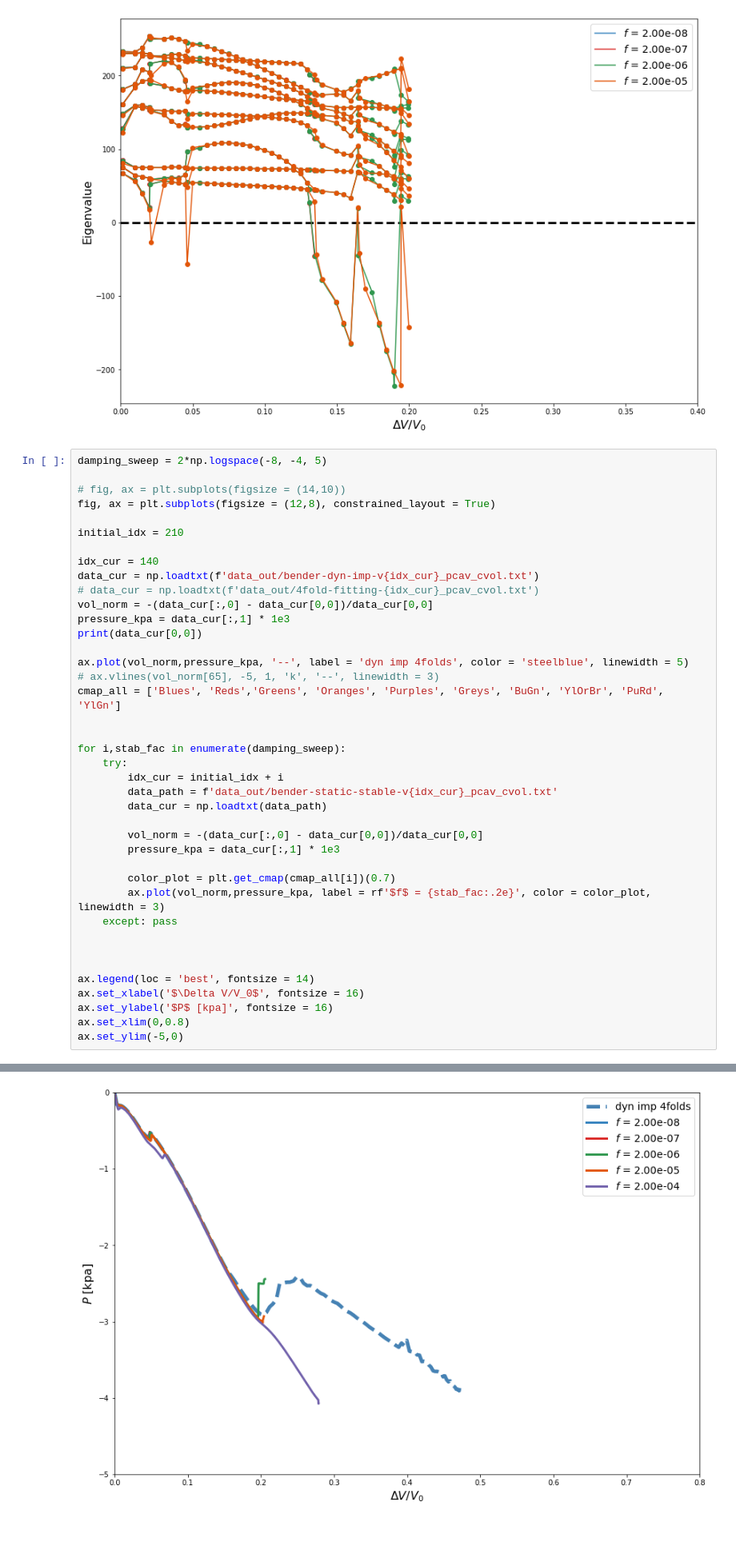
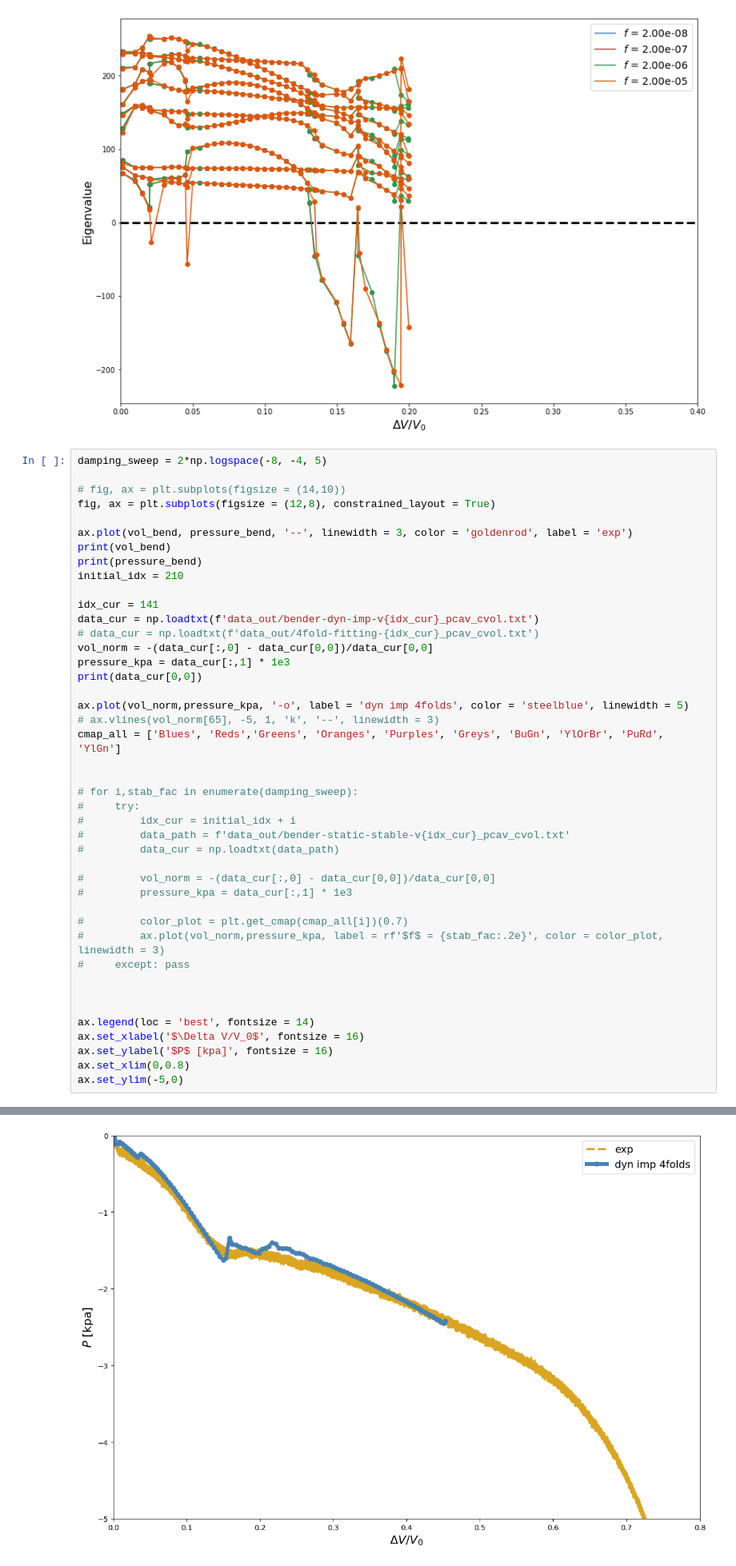
Before and after one commit to bertoldi-collab/buckling-cylinders, a Jupyter notebook: bender_compare.ipynb, the cells around one changed output, grey strips where cells are left out. Shown at 80% size. Cells and saved outputs as stored; diff of their text form; blank space fills up the shorter version.

```diff
--- a/bender_compare.ipynb
+++ b/bender_compare.ipynb
@@ -56,32 +56,35 @@ damping_sweep = 2*np.logspace(-8, -4, 5)
 # fig, ax = plt.subplots(figsize = (14,10))
 fig, ax = plt.subplots(figsize = (12,8), constrained_layout = True)
 
+ax.plot(vol_bend, pressure_bend, '--', linewidth = 3, color = 'goldenrod', label = 'exp')
+print(vol_bend)
+print(pressure_bend)
 initial_idx = 210
 
-idx_cur = 140
+idx_cur = 141
 data_cur = np.loadtxt(f'data_out/bender-dyn-imp-v{idx_cur}_pcav_cvol.txt')
 # data_cur = np.loadtxt(f'data_out/4fold-fitting-{idx_cur}_pcav_cvol.txt')
 vol_norm = -(data_cur[:,0] - data_cur[0,0])/data_cur[0,0]
 pressure_kpa = data_cur[:,1] * 1e3
 print(data_cur[0,0])
 
-ax.plot(vol_norm,pressure_kpa, '--', label = 'dyn imp 4folds', color = 'steelblue', linewidth = 5)
+ax.plot(vol_norm,pressure_kpa, '-o', label = 'dyn imp 4folds', color = 'steelblue', linewidth = 5)
 # ax.vlines(vol_norm[65], -5, 1, 'k', '--', linewidth = 3)
 cmap_all = ['Blues', 'Reds','Greens', 'Oranges', 'Purples', 'Greys', 'BuGn', 'YlOrBr', 'PuRd', 'YlGn']
 
 
-for i,stab_fac in enumerate(damping_sweep):
-    try:
-        idx_cur = initial_idx + i
-        data_path = f'data_out/bender-static-stable-v{idx_cur}_pcav_cvol.txt'
-        data_cur = np.loadtxt(data_path)
+# for i,stab_fac in enumerate(damping_sweep):
+#     try:
+#         idx_cur = initial_idx + i
+#         data_path = f'data_out/bender-static-stable-v{idx_cur}_pcav_cvol.txt'
+#         data_cur = np.loadtxt(data_path)
 
-        vol_norm = -(data_cur[:,0] - data_cur[0,0])/data_cur[0,0]
-        pressure_kpa = data_cur[:,1] * 1e3
+#         vol_norm = -(data_cur[:,0] - data_cur[0,0])/data_cur[0,0]
+#         pressure_kpa = data_cur[:,1] * 1e3
 
-        color_plot = plt.get_cmap(cmap_all[i])(0.7)
-        ax.plot(vol_norm,pressure_kpa, label = rf'$f$ = {stab_fac:.2e}', color = color_plot, linewidth = 3)
-    except: pass
+#         color_plot = plt.get_cmap(cmap_all[i])(0.7)
+#         ax.plot(vol_norm,pressure_kpa, label = rf'$f$ = {stab_fac:.2e}', color = color_plot, linewidth = 3)
+#     except: pass
 
 
 
@@ -94,6 +101,6 @@ ax.set_ylim(-5,0)
 5652.14892578125
 (-5.0, 0.0)
-[figure, old version]
+[figure, new version]
 # %%
 '''old nonsense'''
 nu_try = [0.0, 0.1, 0.2, 0.3, 0.4, 0.5]
```
Also changed, not shown: parts of 1 cell of this notebook.
